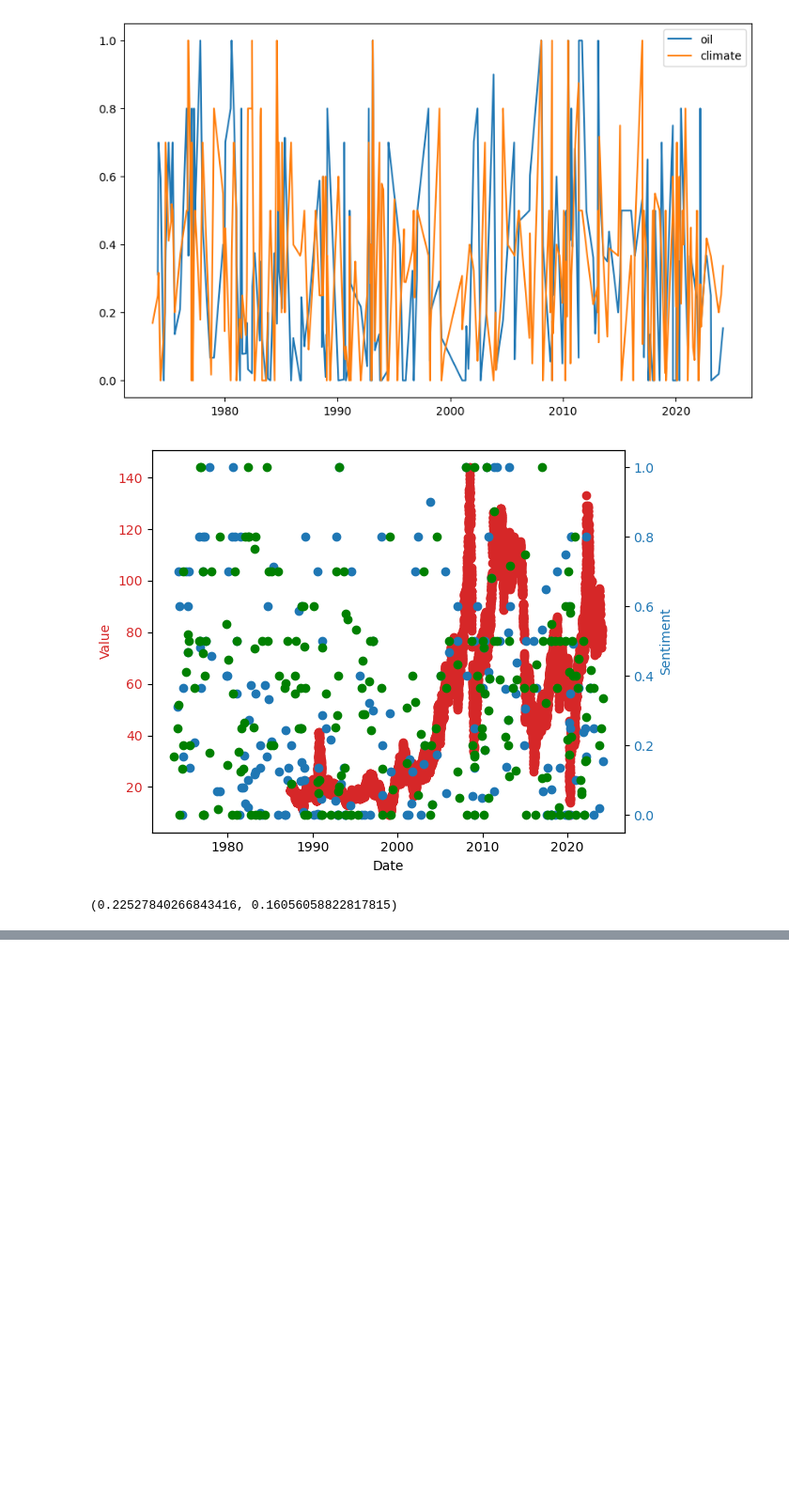
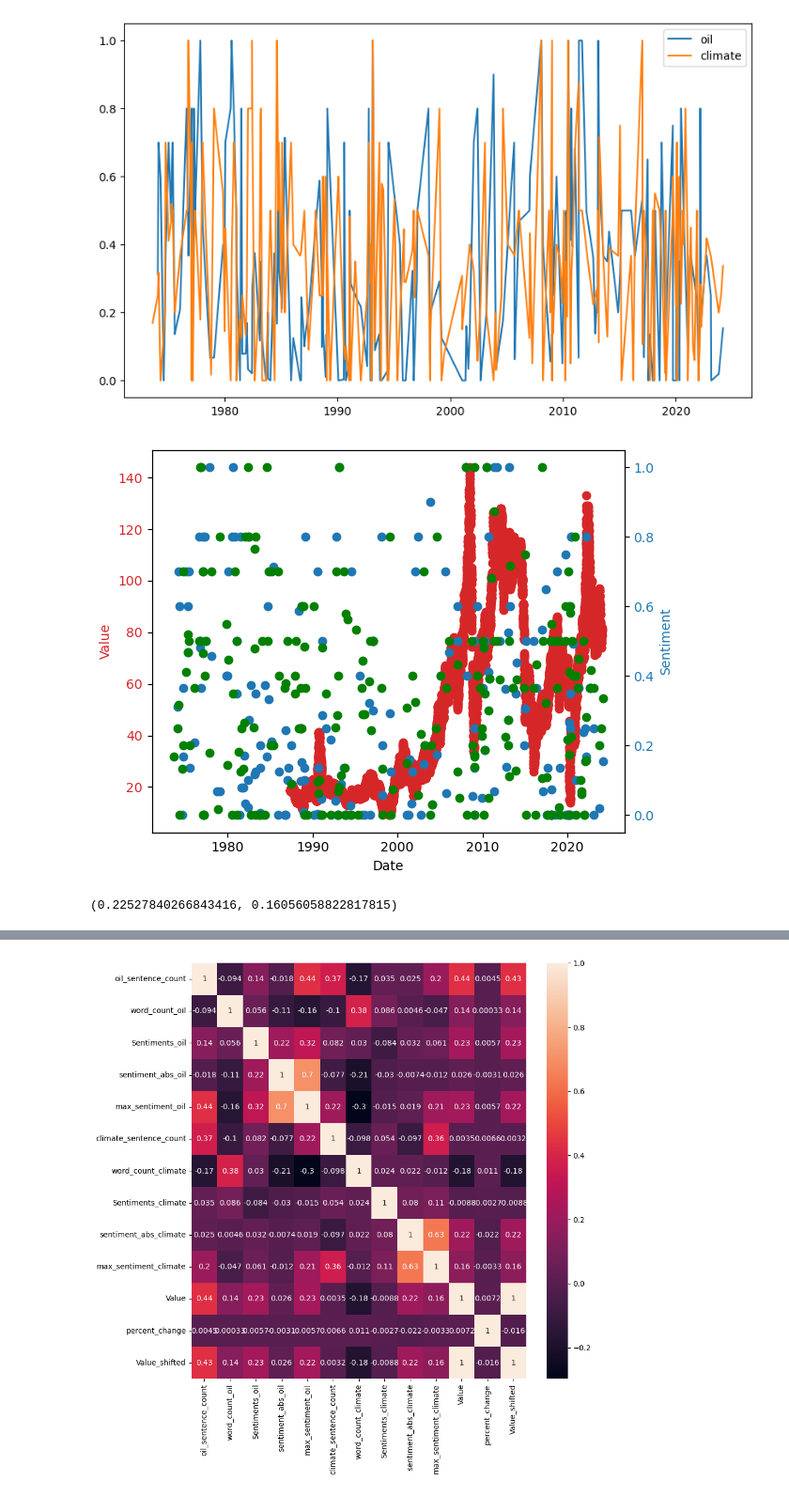
Before and after one commit to chtang-hmc/Spring-Invitation-Datathon-2024, a Jupyter notebook: Analysis/Sentiment Analysis/sentiment_oil.ipynb, the cells around one changed output, grey strips where cells are left out. Shown at 94% size. Drawn from its saved outputs; the diff is of its cells as text; code cells hidden in the pictures; blank space fills up the shorter version.

```diff
--- a/Analysis/Sentiment Analysis/sentiment_oil.ipynb
+++ b/Analysis/Sentiment Analysis/sentiment_oil.ipynb
@@ -521,0 +144,8 @@ No artists with labels found to put in legend.  Note that artists whose label st
+# %%
+# get percent change in oil price
+oil_price_resample['percent_change'] = oil_price_resample['Value'].pct_change()
+oil_price_resample = oil_price_resample.interpolate()
+
+# create a new column with oil price shifted one day back
+oil_price_resample['Value_shifted'] = oil_price_resample['Value'].shift(1)
+oil_price_resample = oil_price_resample.dropna()
@@ -521,0 +169,15 @@ No artists with labels found to put in legend.  Note that artists whose label st
+# %%
+# join the joined data with previous day oil price and current day oil price
+joined = joined.join(oil_price_resample, rsuffix='_price')
+joined = joined.interpolate()
+joined = joined.dropna()
+# %%
+# find correlation matrix of joined
+correlation_matrix = joined.corr()
+
+# plot
+plt.figure(figsize=(10, 10))
+sns.heatmap(correlation_matrix, annot=True)
+plt.show()
+# %% [output]
+[figure, added]
```
Also changed, not shown: parts of 48 cells of this notebook, 1 other file.
